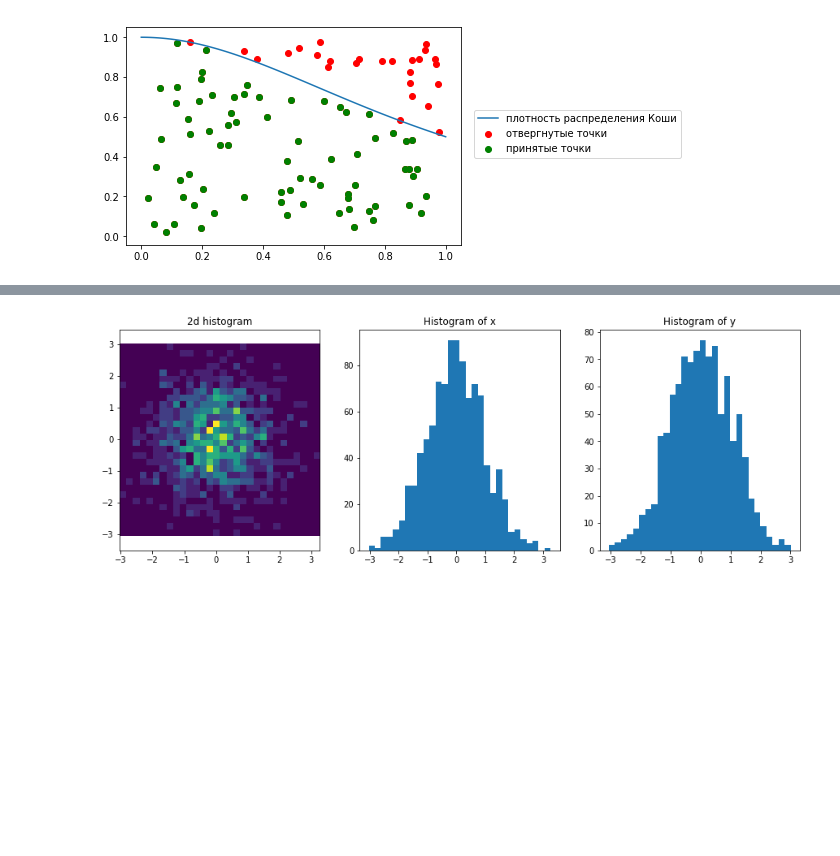
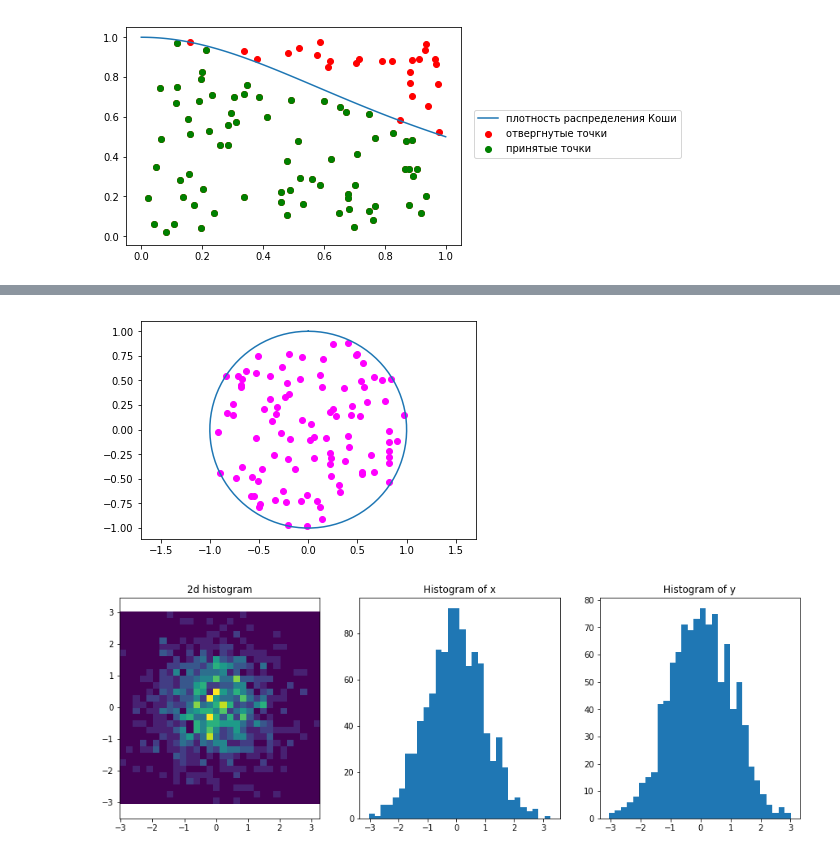
Before and after one commit to Liya10/5homeWork, a Jupyter notebook: 5HomeWork.ipynb, the cells around one changed output, grey strips where cells are left out. Saved outputs shown, nothing was run; the diff lists cells and outputs as text; code cells hidden in the pictures; blank space fills up the shorter version.

```diff
--- a/5HomeWork.ipynb
+++ b/5HomeWork.ipynb
@@ -154,3 +90,21 @@ plt.show()
+# %%
+#Exercise
+#Coordinate transformation
+from math import cos,sin,sqrt
+from matplotlib.patches import Circle
+t = np.linspace(0, 2 * np.pi, 100)
+plt.plot(np.sin(t), np.cos(t))
+plt.axis('equal')
+
+n=100
+R=np.random.rand(1,n)[0]
+phi=2*np.pi*np.random.rand(1,n)[0]
+x=[sqrt(R[i])*cos(phi[i]) for i in range(n)]
+y=[sqrt(R[i])*sin(phi[i]) for i in range(n)]
+plt.scatter(x, y,color='magenta')
+plt.show()
+# %% [output]
+[figure, added]
 # %%
 #Exercise
 #Random normal generator
```
Also changed, not shown: parts of 4 cells of this notebook.
